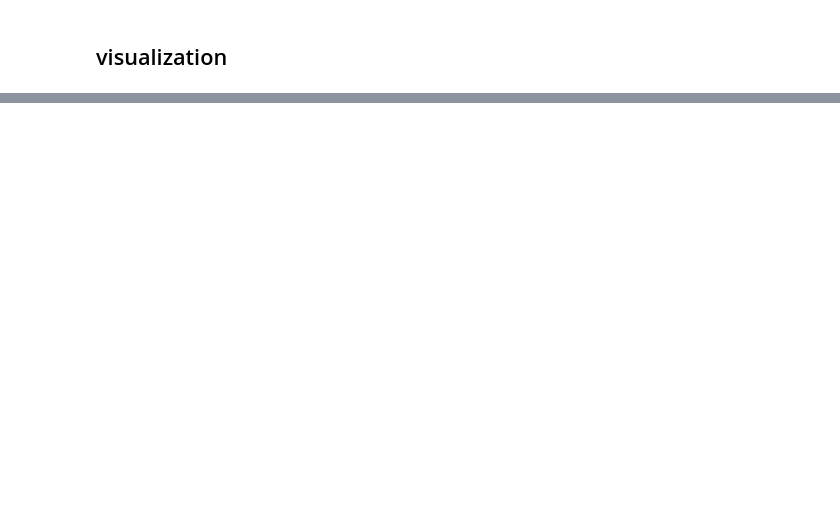
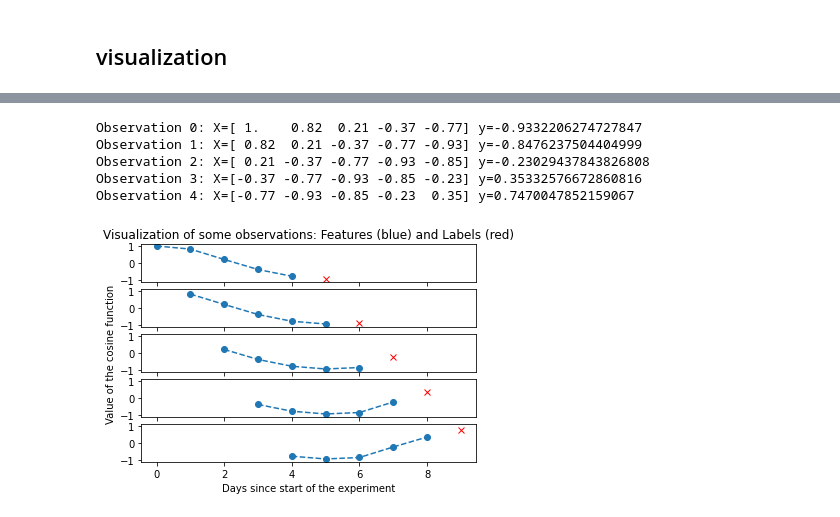
Before and after one commit to yyc9337/Deep-Learning, a Jupyter notebook: 실전활용 텐서플로 딥러닝 프로젝트/5. LSTM을 이용한 주가 예측/LSTM.ipynb, the cells around one changed output, grey strips where cells are left out. Saved outputs shown, nothing was run; the diff lists cells and outputs as text; code cells hidden in the pictures; blank space fills up the shorter version.

```diff
--- a/실전활용 텐서플로 딥러닝 프로젝트/5. LSTM을 이용한 주가 예측/LSTM.ipynb
+++ b/실전활용 텐서플로 딥러닝 프로젝트/5. LSTM을 이용한 주가 예측/LSTM.ipynb
@@ -34,0 +59,27 @@ minibatch_cos_X
+# %%
+# Print some features of the experiment
+samples_to_plot = 5
+f, axarr = plt.subplots(samples_to_plot, sharex=True)
+for i in range(samples_to_plot):
+    feats = minibatch_cos_X[i, :]
+    label = minibatch_cos_y[i]
+
+    print("Observation {}: X={} y={}".format(
+        i, feats, label
+    ))
+    # plt.subplot(samples_to_plot, 1, i+1)
+    axarr[i].plot(range(i, features_size + i), feats, '--o')
+    axarr[i].plot([features_size + i], label, 'rx')
+    axarr[i].set_ylim([-1.1, 1.1])
+
+plt.xlabel("Days since start of the experiment")
+axarr[2].set_ylabel("Value of the cosine function")
+axarr[0].set_title("Visualization of some observations: Features (blue) and Labels (red)")
+plt.show()
+# %% [output]
+Observation 0: X=[ 1.    0.82  0.21 -0.37 -0.77] y=-0.9332206274727847
+Observation 1: X=[ 0.82  0.21 -0.37 -0.77 -0.93] y=-0.8476237504404999
+Observation 2: X=[ 0.21 -0.37 -0.77 -0.93 -0.85] y=-0.23029437843826808
+Observation 3: X=[-0.37 -0.77 -0.93 -0.85 -0.23] y=0.35332576672860816
+Observation 4: X=[-0.77 -0.93 -0.85 -0.23  0.35] y=0.7470047852159067
+[figure, added]
```
Also changed, not shown: parts of 4 cells of this notebook.
